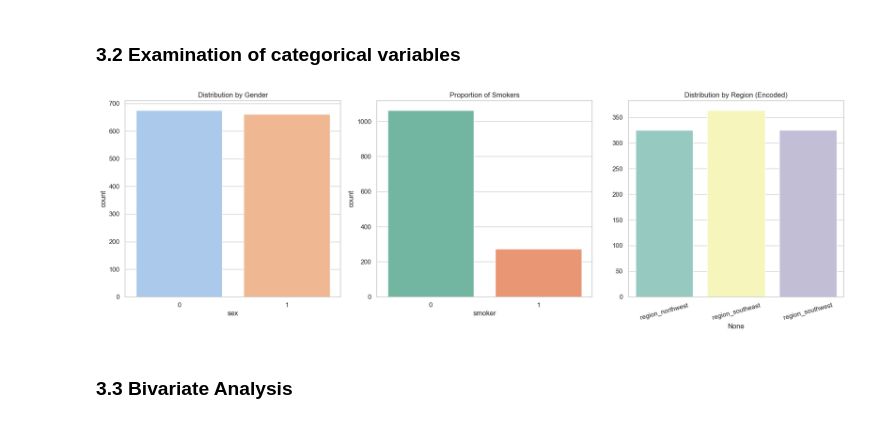
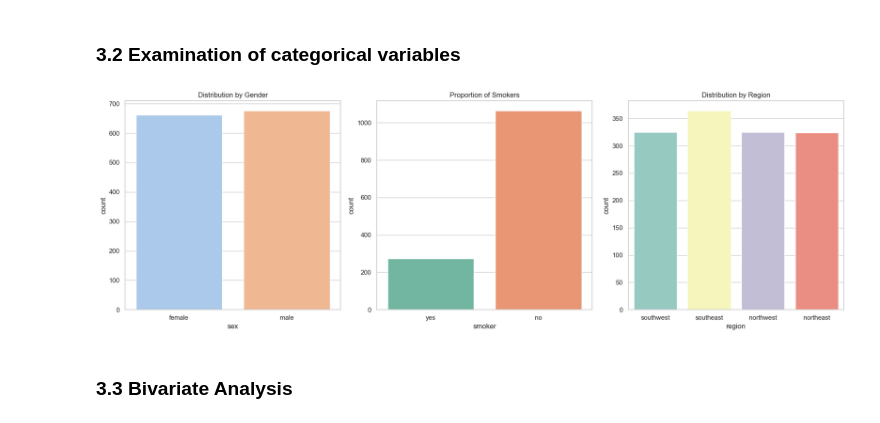
Before and after one commit to erikvidadev/ml-fun-for-fun, a Jupyter notebook: notebooks/insurance_eda.ipynb, the cells around one changed output. Saved outputs shown, nothing was run; the diff lists cells and outputs as text; code cells hidden in the pictures.

```diff
--- a/notebooks/insurance_eda.ipynb
+++ b/notebooks/insurance_eda.ipynb
@@ -20,6 +18,6 @@ Libararies loaded succesully
 # %% [markdown]
 ### 2.1 Load data
 # %%
-df = pd.read_csv('../data/processed/insurance_encoded.csv')
+df = pd.read_csv('../data/raw/insurance.csv')
 df.head()
 # %% [output]
@@ -84,21 +80,19 @@ We can say most of the people have low carges, but there is a small group who ha
 # %%
 fig, axes = plt.subplots(1, 3, figsize=(18, 6))
 
 sns.countplot(x='sex', data=df, ax=axes[0], palette='pastel', hue='sex', legend=False)
 axes[0].set_title('Distribution by Gender')
 
 sns.countplot(x='smoker', data=df, ax=axes[1], palette='Set2', hue='smoker', legend=False)
 axes[1].set_title('Proportion of Smokers')
 
-region_counts = df[['region_northwest', 'region_southeast', 'region_southwest']].sum()
-sns.barplot(x=region_counts.index, y=region_counts.values, ax=axes[2], palette='Set3', hue=region_counts.index, legend=False)
-axes[2].set_title('Distribution by Region (Encoded)')
-axes[2].tick_params(axis='x', rotation=15) # Hogy jobban elférjenek a feliratok
+sns.countplot(x='region', data=df, ax=axes[2], palette='Set3', hue='region', legend=False)
+axes[2].set_title('Distribution by Region')
 
 plt.tight_layout()
 plt.show()
 # %% [output]
-[figure, old version]
+[figure, new version]
 # %% [markdown]
 ### 3.3 Bivariate Analysis
 # %% [markdown]
```
Also changed, not shown: parts of 7 cells of this notebook.
